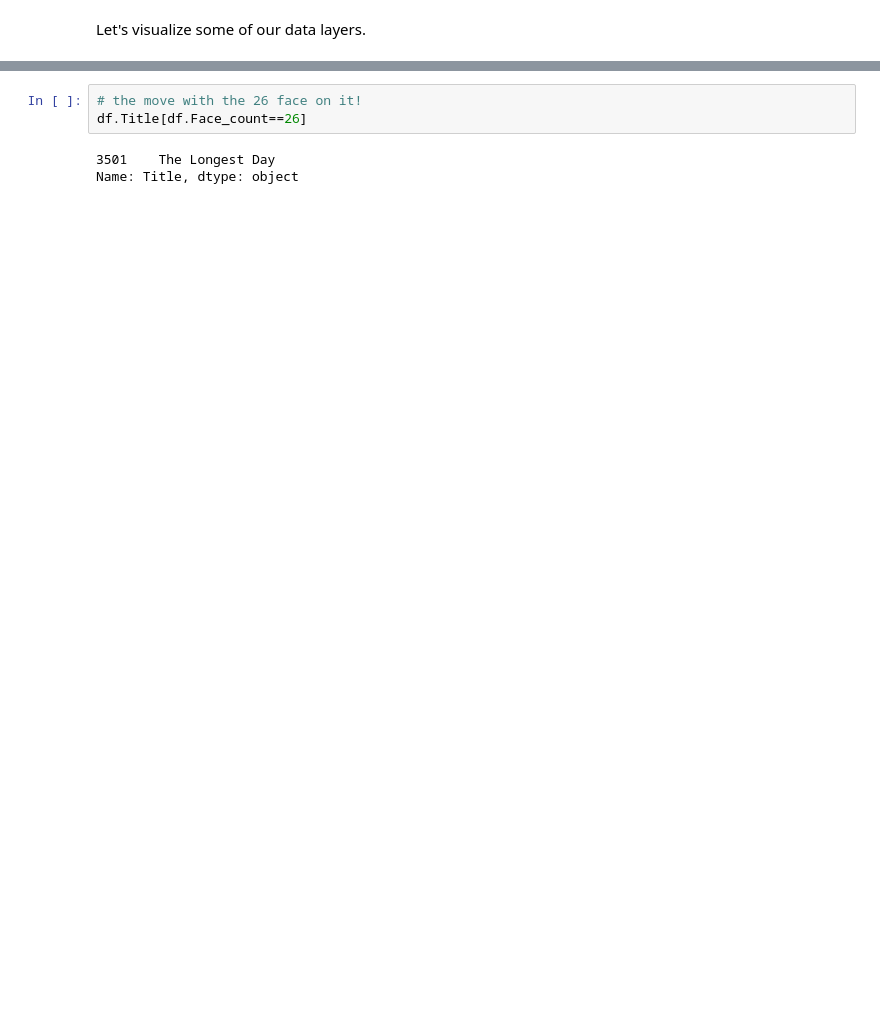
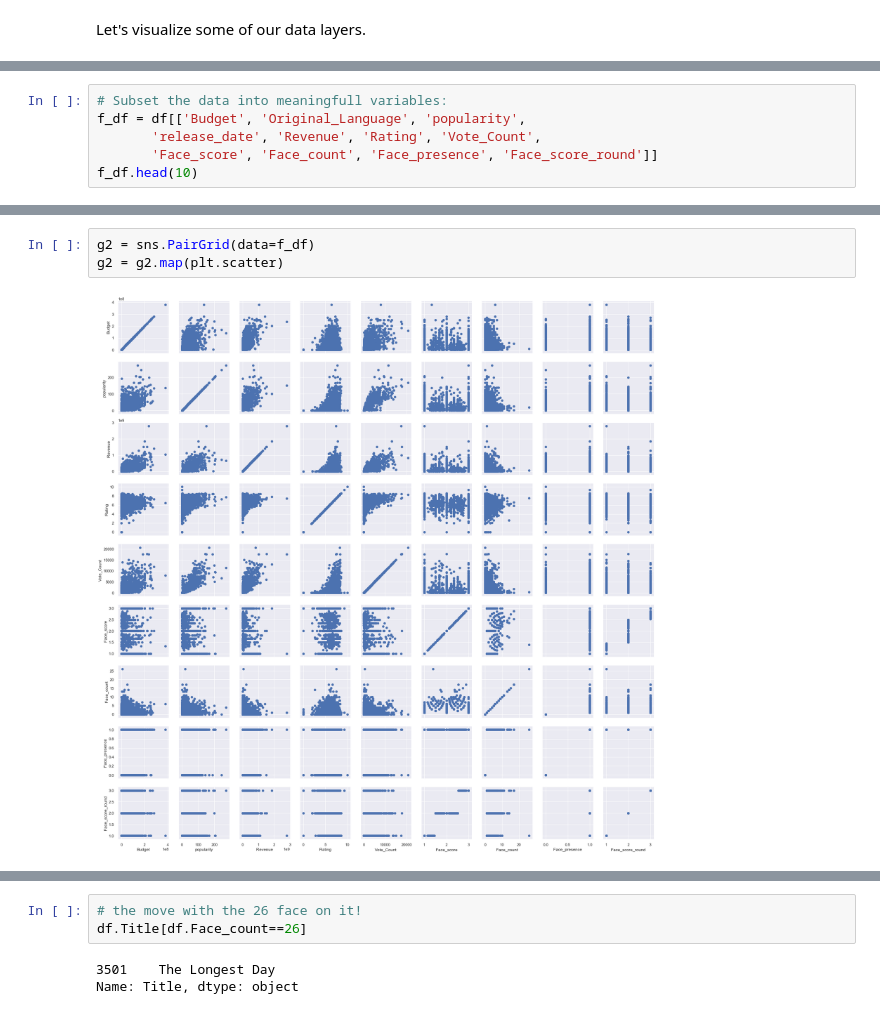
Before and after one commit to foadyousef/Movie_Emotion, a Jupyter notebook: Movie_poster_analysis.ipynb, the cells around one changed output, grey strips where cells are left out. Drawn from its saved outputs; the diff is of its cells as text; blank space fills up the shorter version.

```diff
--- a/Movie_poster_analysis.ipynb
+++ b/Movie_poster_analysis.ipynb
@@ -628,0 +611,6 @@ dtype: object
+# %%
+# Subset the data into meaningfull variables:
+f_df = df[['Budget', 'Original_Language', 'popularity',
+       'release_date', 'Revenue', 'Rating', 'Vote_Count',
+       'Face_score', 'Face_count', 'Face_presence', 'Face_score_round']]
+f_df.head(10)
@@ -628,0 +629,5 @@ dtype: object
+# %%
+g2 = sns.PairGrid(data=f_df)
+g2 = g2.map(plt.scatter)
+# %% [output]
+[figure, added]
```
Also changed, not shown: parts of 13 cells of this notebook.
